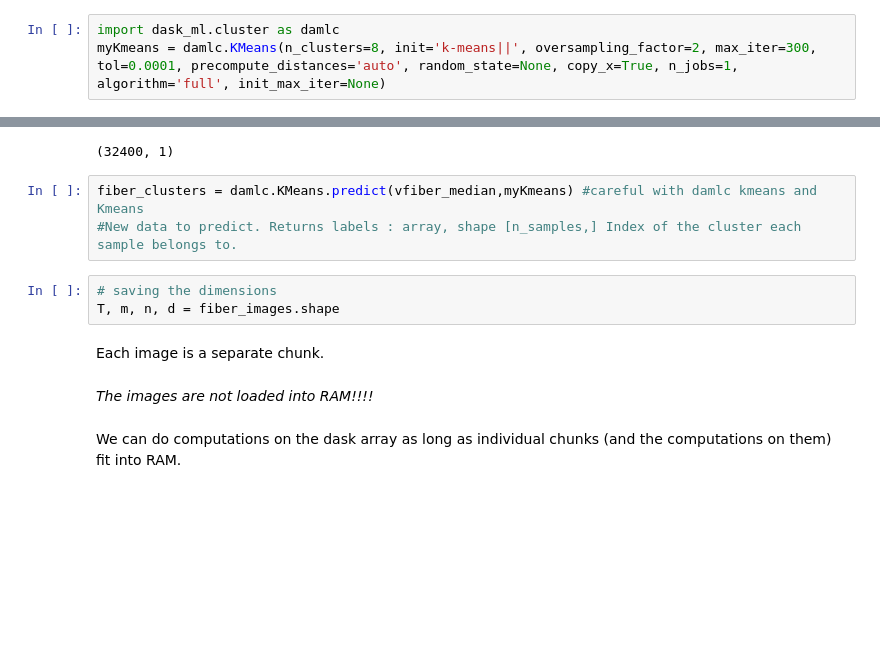
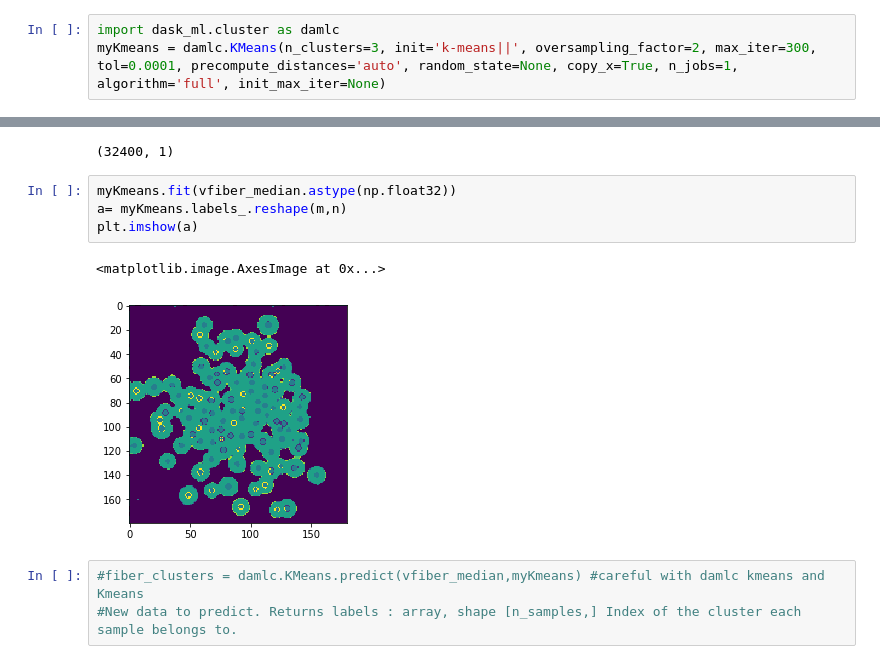
Before and after one commit to valentina-s/Dask_ImageXD_2018, a Jupyter notebook: fiberSegmentation.ipynb, the cells around one changed output, grey strips where cells are left out. Saved outputs shown, nothing was run; the diff lists cells and outputs as text; blank space fills up the shorter version.

Commit message:
k-means working

```diff
--- a/fiberSegmentation.ipynb
+++ b/fiberSegmentation.ipynb
@@ -71,21 +71,19 @@ plt.title('Result of median')
 ## The dask_ml.cluster module implements several algorithms for clustering unlabeled data.
 # %%
 import dask_ml.cluster as damlc
-myKmeans = damlc.KMeans(n_clusters=8, init='k-means||', oversampling_factor=2, max_iter=300, tol=0.0001, precompute_distances='auto', random_state=None, copy_x=True, n_jobs=1, algorithm='full', init_max_iter=None)
+myKmeans = damlc.KMeans(n_clusters=3, init='k-means||', oversampling_factor=2, max_iter=300, tol=0.0001, precompute_distances='auto', random_state=None, copy_x=True, n_jobs=1, algorithm='full', init_max_iter=None)
 # %%
 vfiber_median = fiber_median.reshape((m*n,1))#transform fiber_median into array-like, shape = [n_samples, n_features]
 vfiber_median.shape
 # %% [output]
 (32400, 1)
+# %%
+myKmeans.fit(vfiber_median.astype(np.float32))
+a= myKmeans.labels_.reshape(m,n)
+plt.imshow(a)
+# %% [output]
+<matplotlib.image.AxesImage at 0x...>
+[figure, added]
 # %%
-fiber_clusters = damlc.KMeans.predict(vfiber_median,myKmeans) #careful with damlc kmeans and Kmeans
+#fiber_clusters = damlc.KMeans.predict(vfiber_median,myKmeans) #careful with damlc kmeans and Kmeans
 #New data to predict. Returns labels : array, shape [n_samples,] Index of the cluster each sample belongs to.
-# %%
-# saving the dimensions
-T, m, n, d = fiber_images.shape
-# %% [markdown]
-Each image is a separate chunk.
-# %% [markdown]
-*The images are not loaded into RAM!!!!*
-# %% [markdown]
-We can do computations on the dask array as long as individual chunks (and the computations on them) fit into RAM.
```
Also changed, not shown: parts of 102 cells of this notebook.
